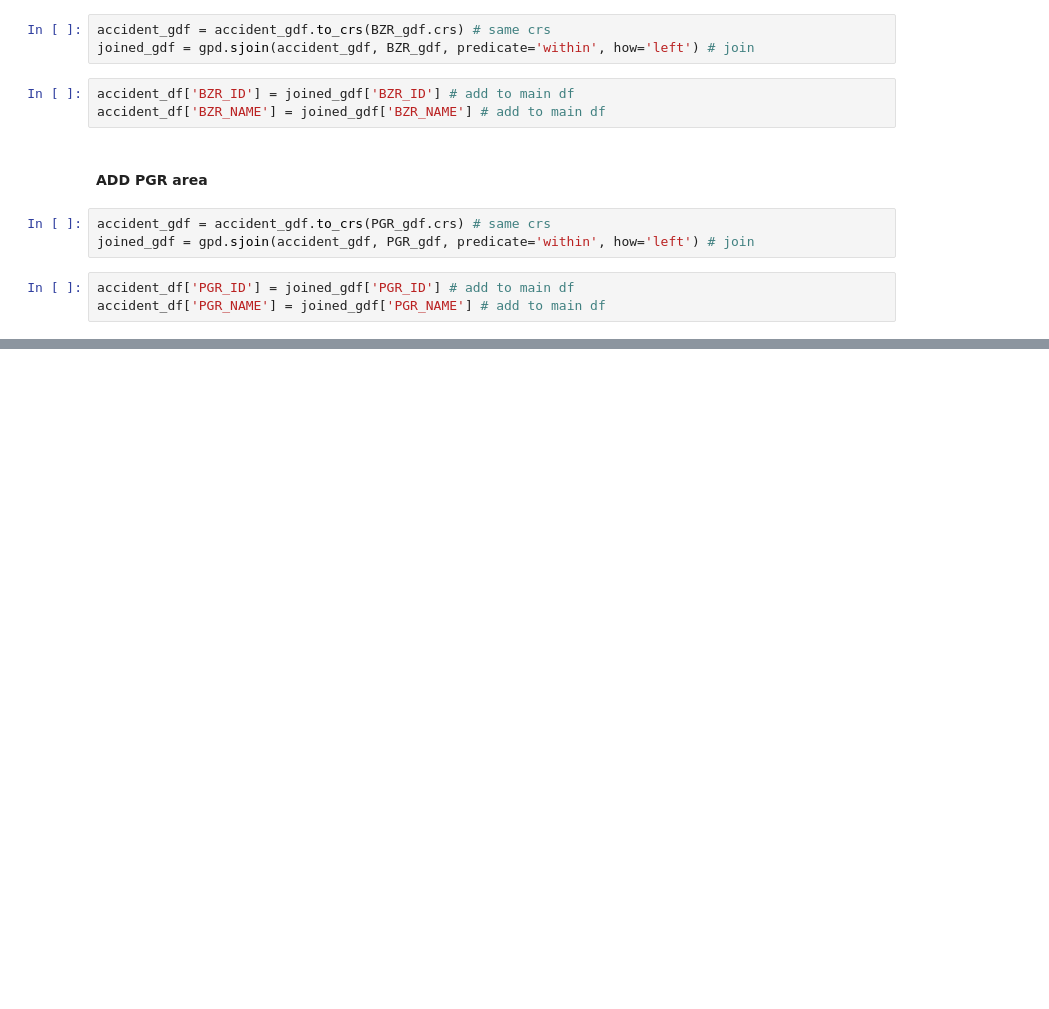
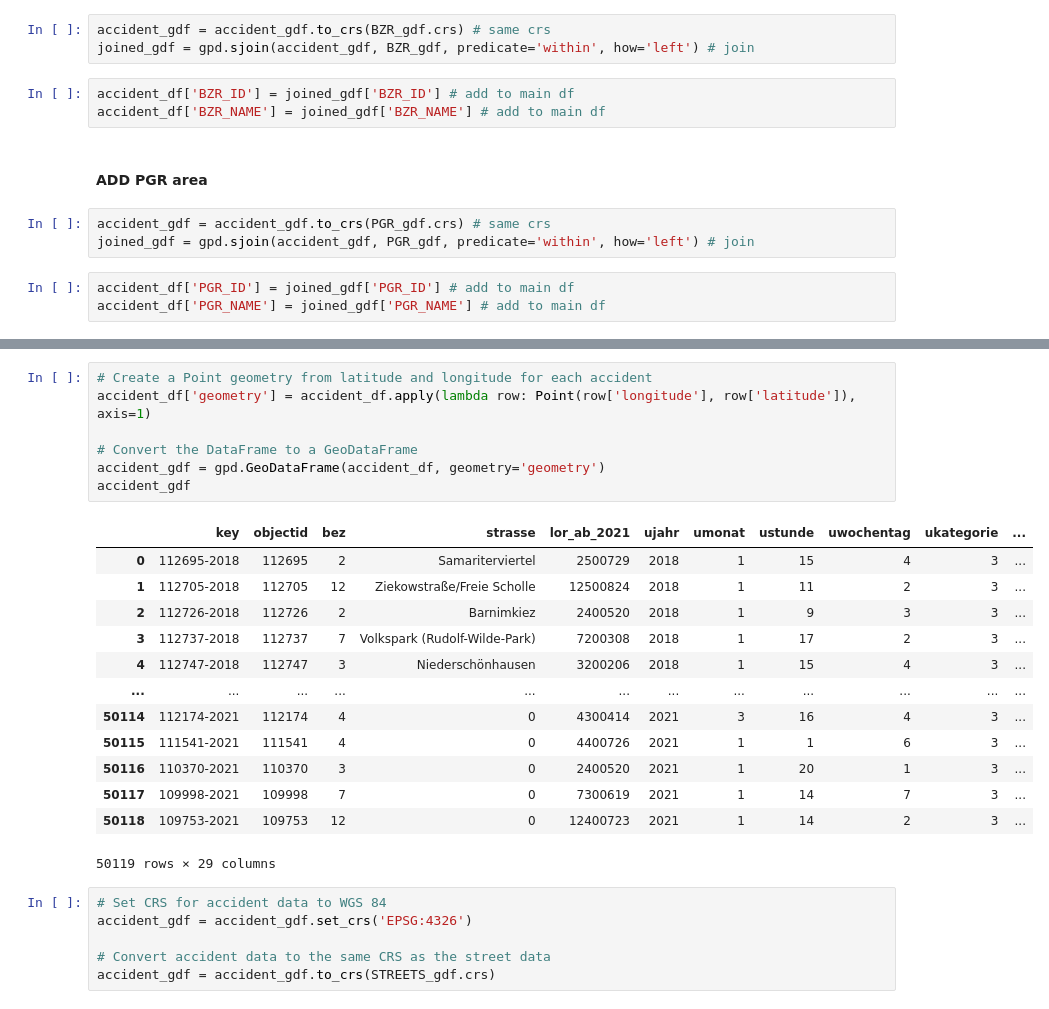
Before and after one commit to DomenicS/berlin-road-accidents, a Jupyter notebook: notebooks/01_geodata_handling.ipynb, the cells around one changed output, grey strips where cells are left out. Drawn from its saved outputs; the diff is of its cells as text; blank space fills up the shorter version.

Commit message:
add  geo data

```diff
--- a/notebooks/01_geodata_handling.ipynb
+++ b/notebooks/01_geodata_handling.ipynb
@@ -83,0 +124,27 @@ accident_df
+# %%
+# Create a Point geometry from latitude and longitude for each accident
+accident_df['geometry'] = accident_df.apply(lambda row: Point(row['longitude'], row['latitude']), axis=1)
+
+# Convert the DataFrame to a GeoDataFrame
+accident_gdf = gpd.GeoDataFrame(accident_df, geometry='geometry')
+accident_gdf
+# %% [output]
+|  | key | objectid | bez | strasse | lor_ab_2021 | ujahr | umonat | ustunde | uwochentag | ukategorie | ... |
+| 0 | 112695-2018 | 112695 | 2 | Samariterviertel | 2500729 | 2018 | 1 | 15 | 4 | 3 | ... |
+| 1 | 112705-2018 | 112705 | 12 | Ziekowstraße/Freie Scholle | 12500824 | 2018 | 1 | 11 | 2 | 3 | ... |
+| 2 | 112726-2018 | 112726 | 2 | Barnimkiez | 2400520 | 2018 | 1 | 9 | 3 | 3 | ... |
+| 3 | 112737-2018 | 112737 | 7 | Volkspark (Rudolf-Wilde-Park) | 7200308 | 2018 | 1 | 17 | 2 | 3 | ... |
+| 4 | 112747-2018 | 112747 | 3 | Niederschönhausen | 3200206 | 2018 | 1 | 15 | 4 | 3 | ... |
+| ... | ... | ... | ... | ... | ... | ... | ... | ... | ... | ... | ... |
+| 50114 | 112174-2021 | 112174 | 4 | 0 | 4300414 | 2021 | 3 | 16 | 4 | 3 | ... |
+| 50115 | 111541-2021 | 111541 | 4 | 0 | 4400726 | 2021 | 1 | 1 | 6 | 3 | ... |
+| 50116 | 110370-2021 | 110370 | 3 | 0 | 2400520 | 2021 | 1 | 20 | 1 | 3 | ... |
+| 50117 | 109998-2021 | 109998 | 7 | 0 | 7300619 | 2021 | 1 | 14 | 7 | 3 | ... |
+| 50118 | 109753-2021 | 109753 | 12 | 0 | 12400723 | 2021 | 1 | 14 | 2 | 3 | ... |
+50119 rows × 29 columns
+# %%
+# Set CRS for accident data to WGS 84
+accident_gdf = accident_gdf.set_crs('EPSG:4326')
+
+# Convert accident data to the same CRS as the street data
+accident_gdf = accident_gdf.to_crs(STREETS_gdf.crs)
```
Also changed, not shown: parts of 27 cells of this notebook, 4 other files.
